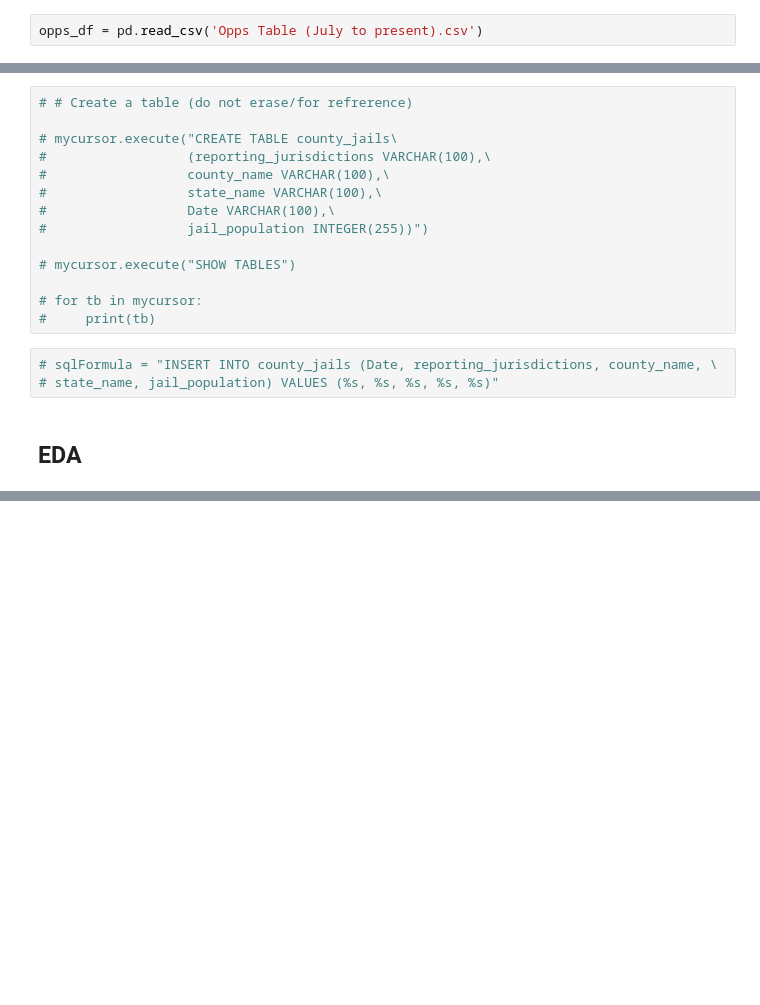
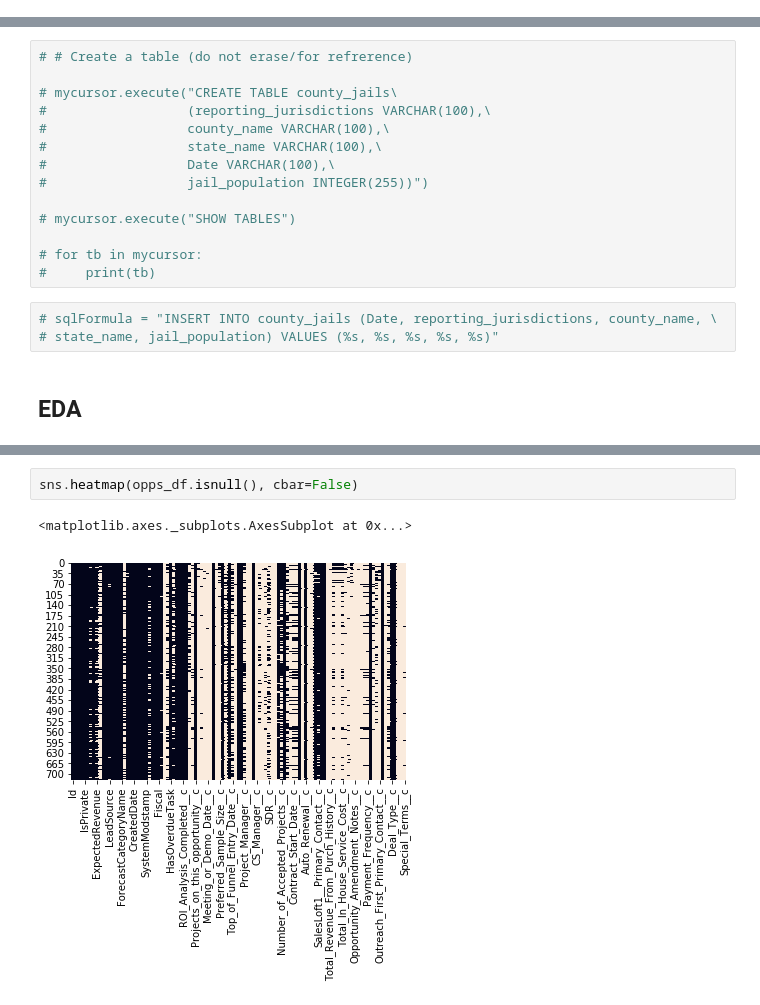
Before and after one commit to meaganlazer/Sales_Funnel, a Jupyter notebook: Binterview.ipynb, the cells around one changed output, grey strips where cells are left out. Cells and saved outputs as stored; diff of their text form; blank space fills up the shorter version.

```diff
--- a/Binterview.ipynb
+++ b/Binterview.ipynb
@@ -44,5 +47,3 @@ __Contracts__ <br />
 DB Name: contracts_df <br />
 File Name: contracts.csv <br />
 1367 entries <br />
-# %%
-opps_df = pd.read_csv('Opps Table (July to present).csv')
@@ -162,0 +289,5 @@ for db in mycursor:
+# %%
+sns.heatmap(opps_df.isnull(), cbar=False)
+# %% [output]
+<matplotlib.axes._subplots.AxesSubplot at 0x...>
+[figure, added]
```
Also changed, not shown: parts of 39 cells of this notebook.
